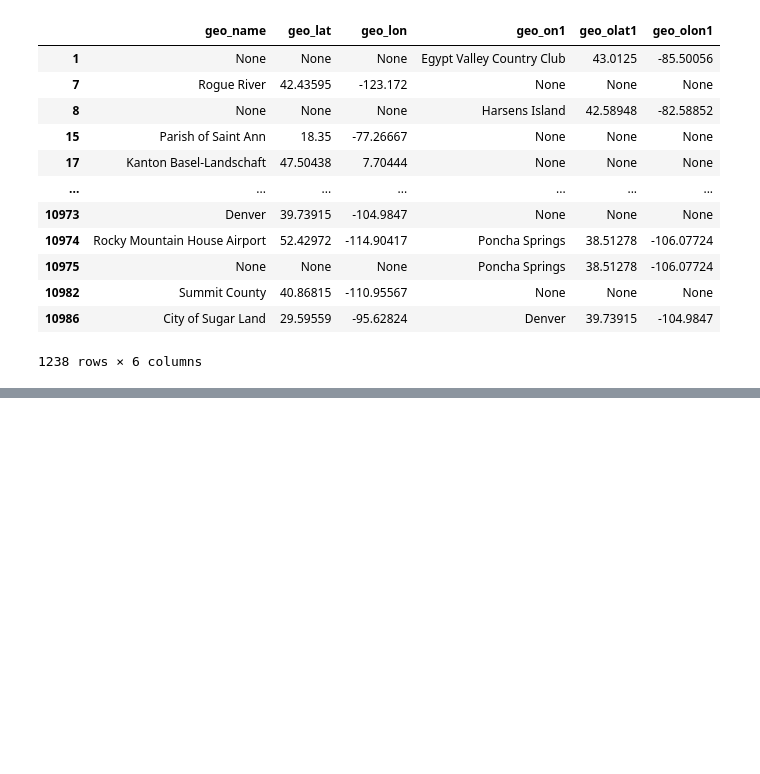
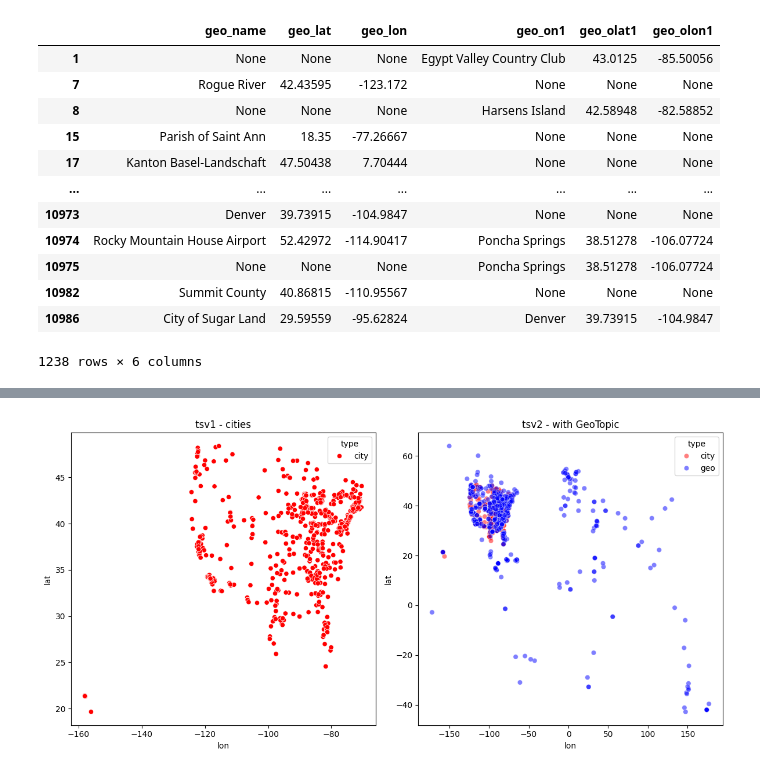
Before and after one commit to hyun95roh/DSCI550-assignment2, a Jupyter notebook: notebook/sandbox.ipynb, the cells around one changed output, grey strips where cells are left out. Saved outputs shown, nothing was run; the diff lists cells and outputs as text; code cells hidden in the pictures; blank space fills up the shorter version.

```diff
--- a/notebook/sandbox.ipynb
+++ b/notebook/sandbox.ipynb
@@ -500,3 +507,11 @@ geotopic_df2.iloc[1:,:].dropna(subset=['geo_name','geo_on1'],how='all')
 | 10982 | Summit County | 40.86815 | -110.95567 | None | None | None |
 | 10986 | City of Sugar Land | 29.59559 | -95.62824 | Denver | 39.73915 | -104.9847 |
 1238 rows × 6 columns
+# %%
+import pandas as pd
+tsv1 = pd.read_csv('../data/arcgis_img_captions_objects_final2.tsv',sep='\t')
+geo = pd.read_csv('../data/tsv2_geo.tsv',sep='\t')
+
+#tsv2_geo = pd.concat([tsv1, geo],axis=1)
+tsv2_geo = tsv1.merge(geo, how='left', on=['city','country','location','description','state','state_abbrev','longitude','latitude','city_longitude','city_latitude','date_occured'])
+tsv2_geo
@@ -502,0 +550,32 @@ geotopic_df2.iloc[1:,:].dropna(subset=['geo_name','geo_on1'],how='all')
+# %%
+import seaborn as sb
+import pandas as pd
+import matplotlib.pyplot as plt
+
+plot_df = tsv2_geo.dropna(subset=['geo_name','geo_lat','geo_lon'],how='all')
+plot_df = plot_df[['city','city_longitude','city_latitude','geo_name','geo_lat','geo_lon']]
+
+# Reshape the data
+city_df = plot_df[['city_longitude', 'city_latitude']].copy()
+city_df.columns = ['lon', 'lat']
+city_df['type'] = 'city'
+
+geo_df = plot_df[['geo_lon', 'geo_lat']].copy()
+geo_df.columns = ['lon', 'lat']
+geo_df['type'] = 'geo'
+
+combined_df = pd.concat([city_df, geo_df], ignore_index=True)
+
+# Plot
+## subplots
+fig, axes = plt.subplots(1, 2, figsize=(12,6))
+sb.scatterplot(data=city_df, x='lon', y='lat', hue='type', palette={'city':'red'}, ax=axes[0])
+axes[0].set_title("tsv1 - cities")
+
+sb.scatterplot(data=combined_df, x='lon', y='lat', hue='type', palette={'city': 'red', 'geo': 'blue'}, alpha=0.5, ax=axes[1])
+axes[1].set_title("tsv2 - with GeoTopic")
+
+plt.tight_layout()
+plt.show()
+# %% [output]
+[figure, added]
```
Also changed, not shown: parts of 15 cells of this notebook, 3 other files.
